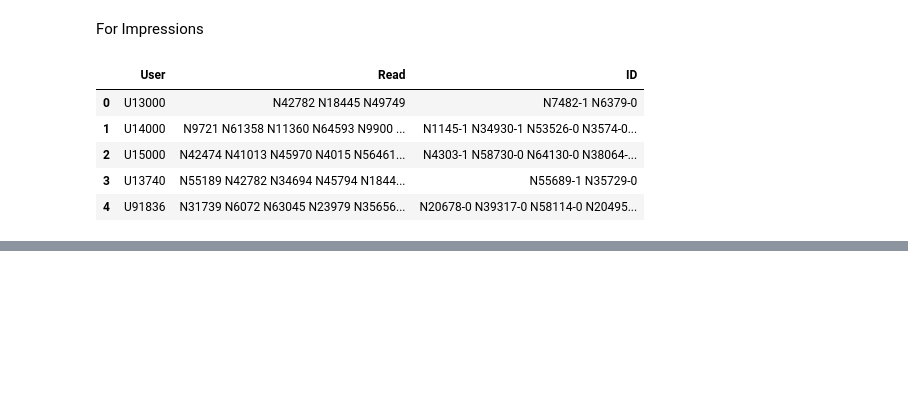
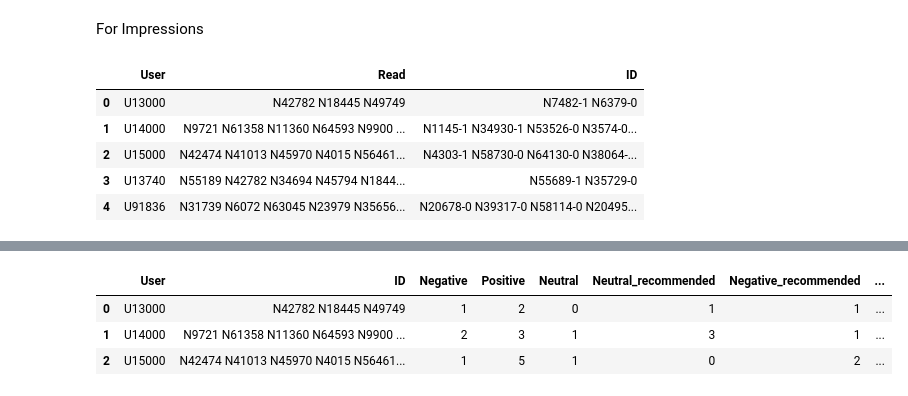
Before and after one commit to krisbara/GPT-Recommender-systems, a Jupyter notebook: ChatGPT.ipynb, the cells around one changed output, grey strips where cells are left out. Saved outputs shown, nothing was run; the diff lists cells and outputs as text; code cells hidden in the pictures; blank space fills up the shorter version.

```diff
--- a/ChatGPT.ipynb
+++ b/ChatGPT.ipynb
@@ -168,0 +180,31 @@ Weighted Recall: 0.1742
+# %%
+df_news = news
+df_behaviors = new_df = behaviors.head(3)
+# %%
+def add_sentiment_counts(df_behaviors, df_news):
+    # Create new columns for Neutral, Negative, and Positive counts
+    df_behaviors['Neutral_recommended'] = 0
+    df_behaviors['Negative_recommended'] = 0
+    df_behaviors['Positive_recommended'] = 0
+
+    # Iterate through each user in df_behaviors
+    for user in df_behaviors['User']:
+        # Get the recommended news for the user using gpt_task2
+        recommended_news = gpt_task2(user, 15)
+
+        # Fetch sentiments for the recommended news from df_news
+        recommended_sentiments = df_news[df_news['ID'].isin(recommended_news)]['Sentiment']
+
+        # Count the occurrences of each sentiment and update the corresponding columns using .loc
+        sentiment_counts = recommended_sentiments.value_counts()
+        df_behaviors.loc[df_behaviors['User'] == user, 'Neutral_recommended'] = sentiment_counts.get('Neutral', 0)
+        df_behaviors.loc[df_behaviors['User'] == user, 'Negative_recommended'] = sentiment_counts.get('Negative', 0)
+        df_behaviors.loc[df_behaviors['User'] == user, 'Positive_recommended'] = sentiment_counts.get('Positive', 0)
+
+    return df_behaviors
+# %%
+# Call the function to update df_behaviors with sentiment counts
+df_behaviors = add_sentiment_counts(df_behaviors, df_news)
+
+# Display the updated DataFrame
+print(df_behaviors)
@@ -168,0 +249,7 @@ Weighted Recall: 0.1742
+# %%
+df_behaviors.head()
+# %% [output]
+|  | User | ID | Negative | Positive | Neutral | Neutral_recommended | Negative_recommended | ... |
+| 0 | U13000 | N42782 N18445 N49749 | 1 | 2 | 0 | 1 | 1 | ... |
+| 1 | U14000 | N9721 N61358 N11360 N64593 N9900 ... | 2 | 3 | 1 | 3 | 1 | ... |
+| 2 | U15000 | N42474 N41013 N45970 N4015 N56461... | 1 | 5 | 1 | 0 | 2 | ... |
```
Also changed, not shown: parts of 19 cells of this notebook, 2 other files.
